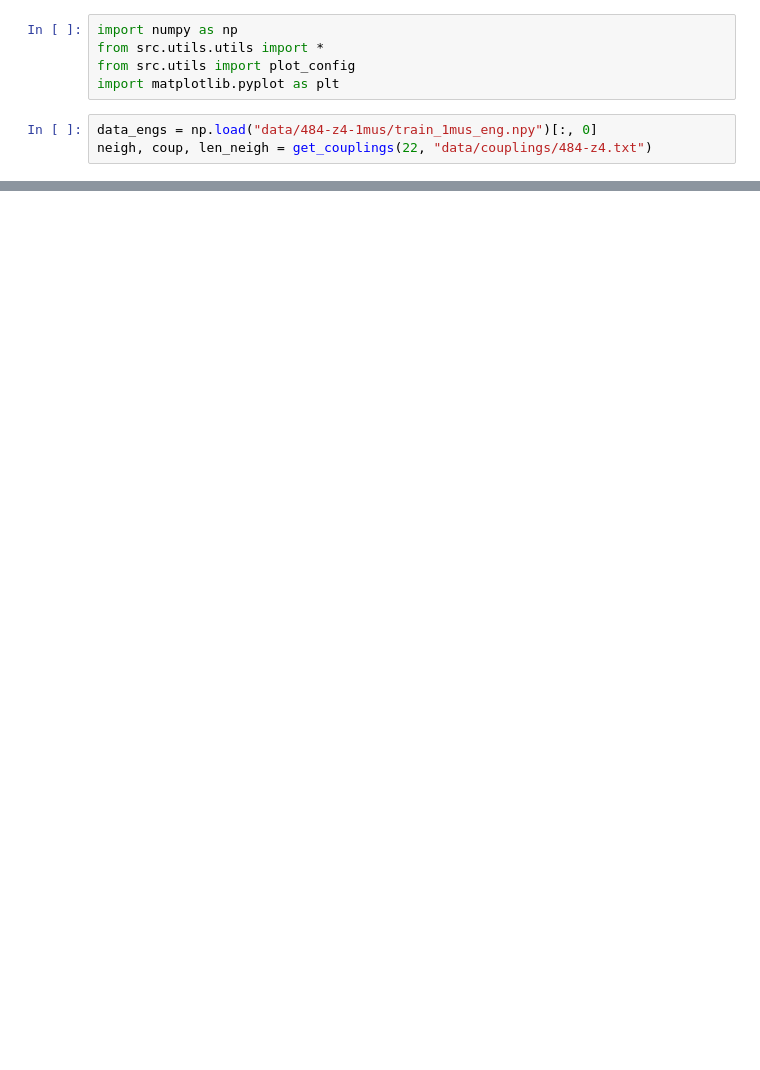
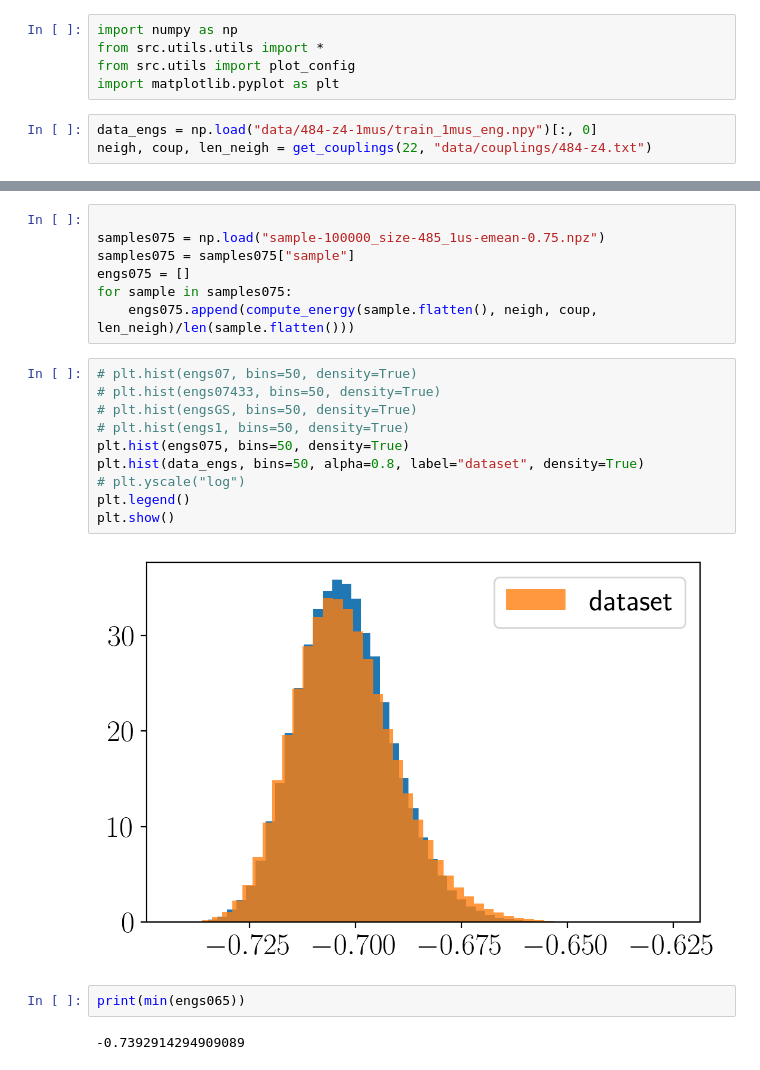
Before and after one commit to marveen94/n-mcmc-Luca, a Jupyter notebook: temp-484-spin.ipynb, the cells around one changed output, grey strips where cells are left out. Saved outputs shown, nothing was run; the diff lists cells and outputs as text; blank space fills up the shorter version.

```diff
--- a/temp-484-spin.ipynb
+++ b/temp-484-spin.ipynb
@@ -13,0 +18,23 @@ plt.show()
+# %%
+
+samples075 = np.load("sample-100000_size-485_1us-emean-0.75.npz")
+samples075 = samples075["sample"]
+engs075 = []
+for sample in samples075:
+    engs075.append(compute_energy(sample.flatten(), neigh, coup, len_neigh)/len(sample.flatten()))
+# %%
+# plt.hist(engs07, bins=50, density=True)
+# plt.hist(engs07433, bins=50, density=True)
+# plt.hist(engsGS, bins=50, density=True)
+# plt.hist(engs1, bins=50, density=True)
+plt.hist(engs075, bins=50, density=True)
+plt.hist(data_engs, bins=50, alpha=0.8, label="dataset", density=True)
+# plt.yscale("log")
+plt.legend()
+plt.show()
+# %% [output]
+[figure, added]
+# %%
+print(min(engs065))
+# %% [output]
+-0.7392914294909089
```
Also changed, not shown: parts of 1 cell of this notebook, 1 other file.
